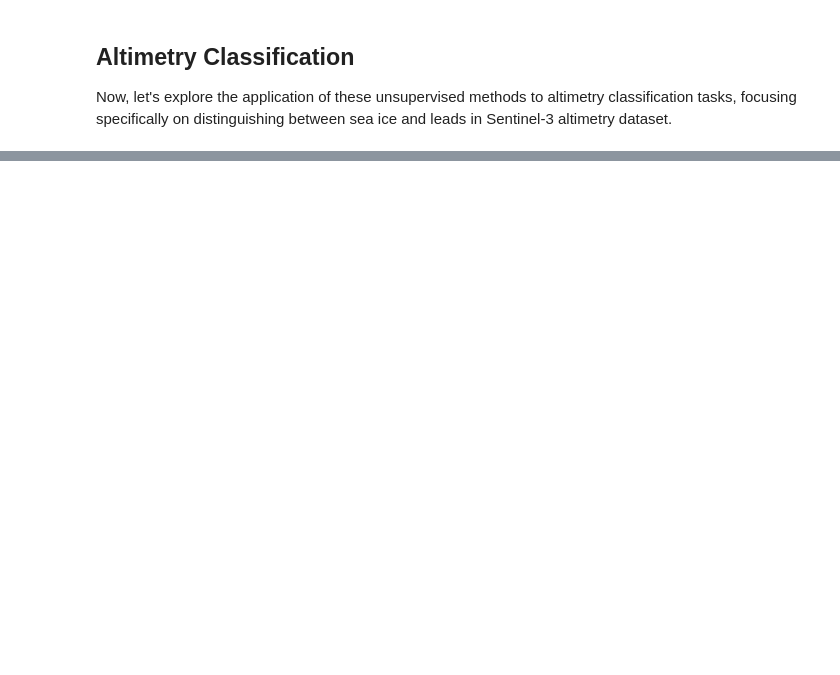
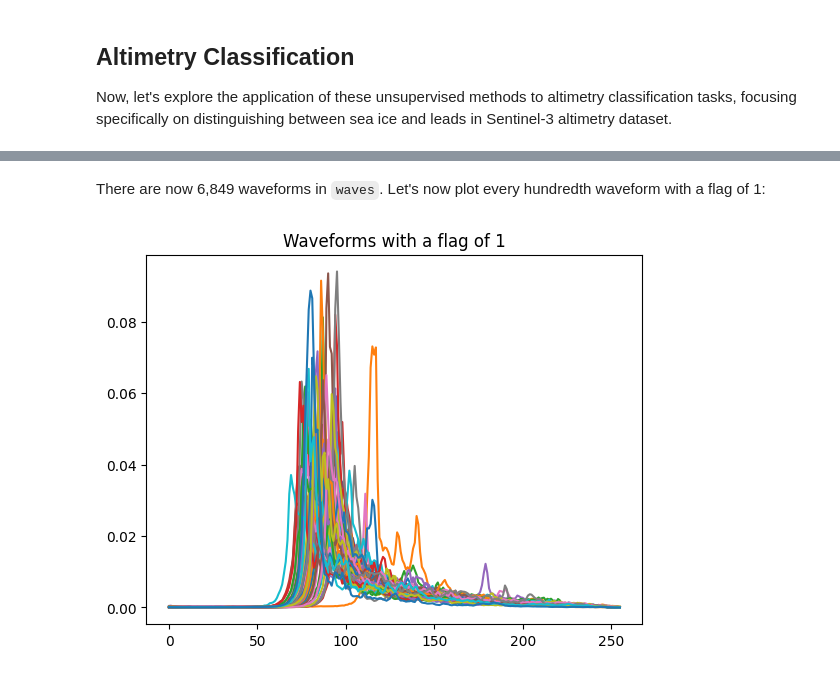
Before and after one commit to rhtweedie/ai4eo-week-4, a Jupyter notebook: classify_echoes.ipynb, the cells around one changed output, grey strips where cells are left out. Saved outputs shown, nothing was run; the diff lists cells and outputs as text; code cells hidden in the pictures; blank space fills up the shorter version.

```diff
--- a/classify_echoes.ipynb
+++ b/classify_echoes.ipynb
@@ -773,0 +317,12 @@ plt.show()
+# %% [markdown]
+There are now 6,849 waveforms in `waves`. Let's now plot every hundredth waveform with a flag of 1:
+# %%
+functions_to_plot = waves[~np.isnan(data_normalized).any(axis=1)][(flag_cleaned==1)][::100]
+
+# Plot each function
+for i, function in enumerate(functions_to_plot):
+    plt.plot(function/np.sum(function))
+plt.title('Waveforms with a flag of 1')
+plt.show()
+# %% [output]
+[figure, added]
```
Also changed, not shown: parts of 93 cells of this notebook, 1 other file.
